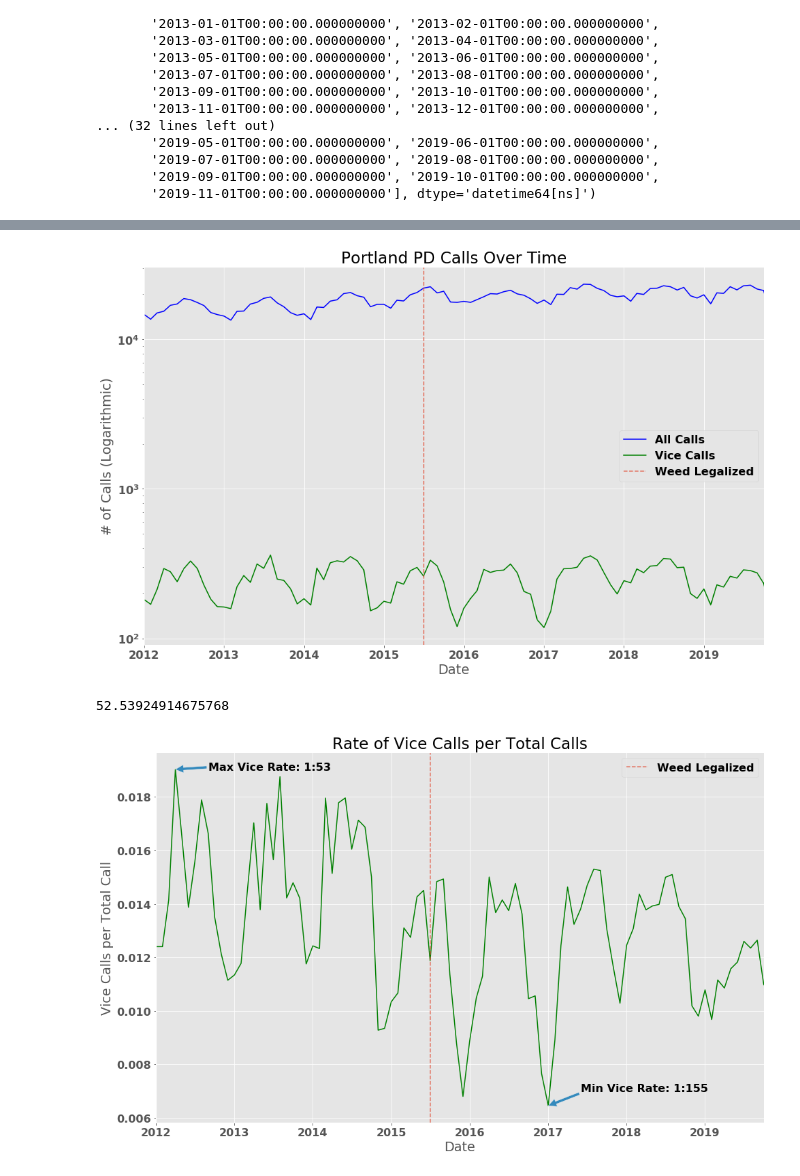
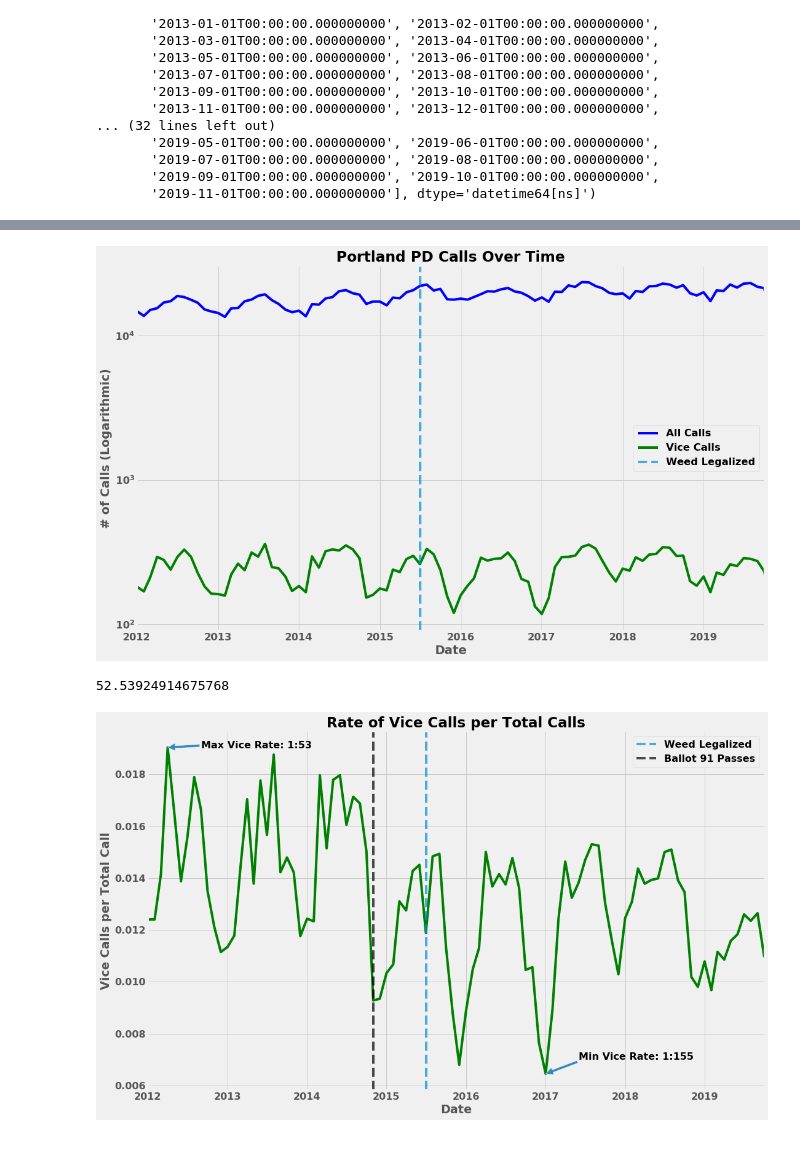
Before and after one commit to willbraun11/PortlandPD, a Jupyter notebook: notebooks/Neighborhood_change_over_time.ipynb, the cells around one changed output, grey strips where cells are left out. Saved outputs shown, nothing was run; the diff lists cells and outputs as text; code cells hidden in the pictures; blank space fills up the shorter version.

```diff
--- a/notebooks/Neighborhood_change_over_time.ipynb
+++ b/notebooks/Neighborhood_change_over_time.ipynb
@@ -56,7 +56,7 @@ df_count_by_month = df.groupby('ReportMonthYear').count()['Priority']
 df_count_by_month
 full_df_y_vals = list(df_count_by_month)
 # %%
-plt.style.use('ggplot')
+plt.style.use('fivethirtyeight')
 font = {'weight': 'bold',
         'size':   16}
 plt.rc('font', **font)
@@ -66,9 +66,9 @@ fig, ax = plt.subplots(figsize=(16,10))
 full_df_x_vals = list(df_count_by_month.index)
 full_df_y_vals = list(df_count_by_month)
 ax.plot(full_df_x_vals, full_df_y_vals, color='b')
-ax.set_ylabel('# of Calls')
-ax.set_xlabel('Date')
+ax.set_ylabel('# of Calls', fontweight='bold')
+ax.set_xlabel('Date', fontweight='bold')
 ax.set_xlim(min(full_df_x_vals), full_df_x_vals[-2])
-ax.set_title('Portland PD Dispatched Calls')
-plt.savefig('total_calls_over_time.png')
+ax.set_title('Portland PD Dispatched Calls', fontweight='bold')
+plt.savefig('../images/total_calls_over_time.png')
 # %% [output]
@@ -126,20 +126,20 @@ plt.savefig('vice_calls_over_time.png')
 # %%
 # Combine both graphs and add a line for weed legalization:
 fig, ax = plt.subplots(figsize=(16,10))
 # full count values:
 ax.plot(full_df_x_vals, full_df_y_vals, label='All Calls', color='b')
 # vice count values:
 ax.plot(vc_x_vals, vc_y_vals_list, label='Vice Calls', color='g')
-ax.set_ylabel('# of Calls (Logarithmic)')
-ax.set_xlabel('Date')
+ax.set_ylabel('# of Calls (Logarithmic)', fontweight='bold')
+ax.set_xlabel('Date', fontweight='bold')
 ax.set_xlim(min(full_df_x_vals), full_df_x_vals[-2])
-ax.set_title('Portland PD Calls Over Time')
+ax.set_title('Portland PD Calls Over Time', fontweight='bold')
 plt.yscale('log')
 plt.axvline(x="2015-07-01", label='Weed Legalized',alpha=0.7, linestyle='--')
 ax.legend()
-plt.savefig('combined_calls_and_weed_legal.png')
+plt.savefig('../images/combined_calls_and_weed_legal.png')
 # %% [output]
-[figure, old version]
+[figure, new version]
 # %%
 # Create a list of vice call rate per total call:
 vc_y_vals_list
@@ -165,10 +165,10 @@ min_vice_date = full_date_range[min_vice_index]
 # And graph that rate over time:
 fig, ax = plt.subplots(figsize=(16,10))
 ax.plot(vc_x_vals, vc_per_capita_list, color='g')
-ax.set_ylabel('Vice Calls per Total Call')
-ax.set_xlabel('Date')
+ax.set_ylabel('Vice Calls per Total Call', fontweight='bold')
+ax.set_xlabel('Date', fontweight='bold')
 ax.set_xlim(min(full_df_x_vals), full_df_x_vals[-2])
-ax.set_title('Rate of Vice Calls per Total Calls')
+ax.set_title('Rate of Vice Calls per Total Calls', fontweight='bold')
 ax.annotate('Max Vice Rate: 1:53',
             xy=(max_vice_date, max_vice_per_capita),
             xytext=('2012-09-01', 0.019),
@@ -178,7 +178,8 @@ ax.annotate('Min Vice Rate: 1:155',
             xytext=('2017-06-01', 0.007),
             arrowprops={})
 plt.axvline(x="2015-07-01", label='Weed Legalized',alpha=0.7, linestyle='--')
+plt.axvline(x="2014-11-01", color='k', label='Ballot 91 Passes',alpha=0.7, linestyle='--')
 ax.legend()
-plt.savefig('vice_rate_over_time.png')
+plt.savefig('../images/vice_rate_over_time.png')
 # %% [output]
-[figure, old version]
+[figure, new version]
```
Also changed, not shown: parts of 2 cells of this notebook, 8 other files.
